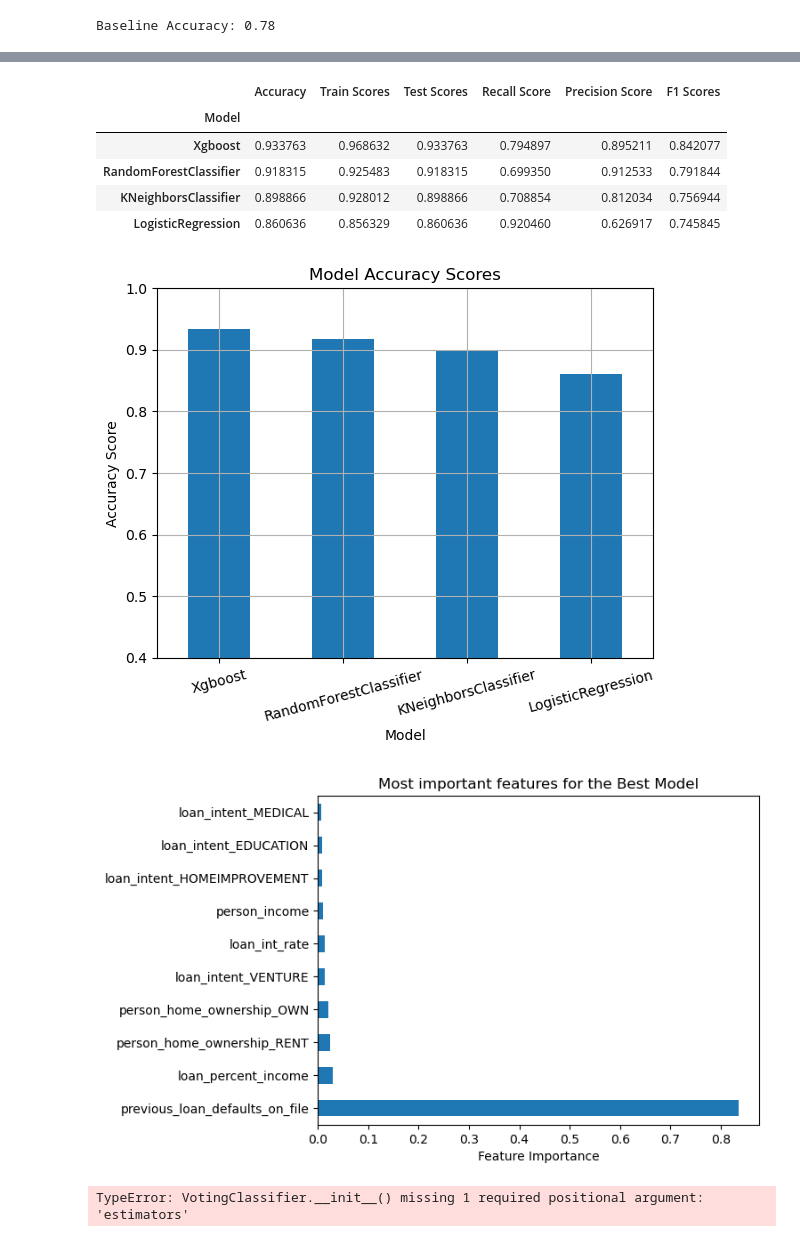
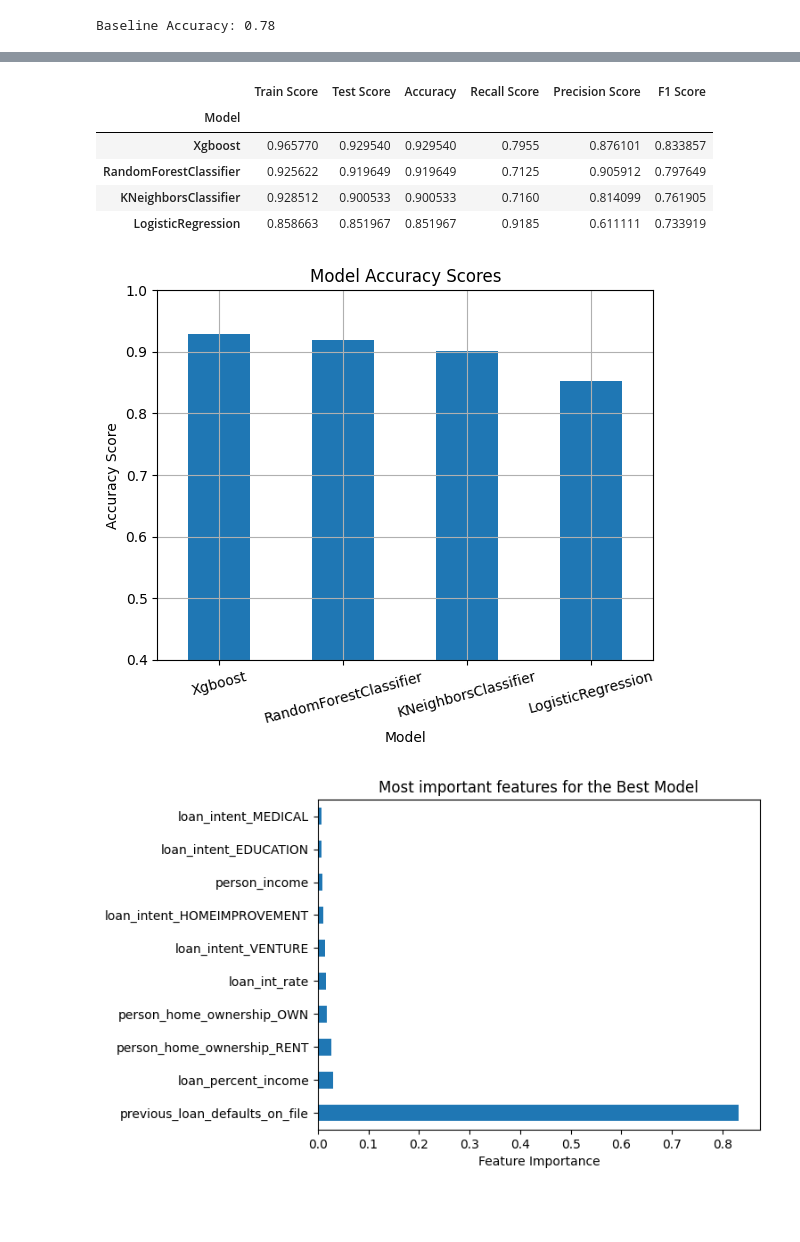
Before and after one commit to DevMohdFaiz/Loan-Default-Prediction, a Jupyter notebook: loan_notebook_update.ipynb, the cells around one changed output, grey strips where cells are left out. Cells and saved outputs as stored; diff of their text form; code cells hidden in the pictures; blank space fills up the shorter version.

```diff
--- a/loan_notebook_update.ipynb
+++ b/loan_notebook_update.ipynb
@@ -470,7 +462,7 @@ loan_dummies
 # %%
-X = loan_dummies.drop(['loan_status'], axis=1)
+X = loan_dummies.drop(['person_emp_exp', 'loan_status'], axis=1)
 y = loan_dummies['loan_status']
-X_train, X_test, y_train, y_test = train_test_split(X, y, test_size=.2, random_state=42)
+X_train, X_test, y_train, y_test = train_test_split(X, y, test_size=.2, random_state=42, stratify=y)
 # %%
 baseline_accuracy = loan_dummies['loan_status'].value_counts(normalize=True).max()
 print(f'Baseline Accuracy: {baseline_accuracy:.2f}')
@@ -479,5 +475,5 @@ Baseline Accuracy: 0.78
 # %%
-logreg = LogisticRegression(max_iter=2000,  class_weight='balanced', )
+logreg = LogisticRegression(max_iter=2000,  class_weight='balanced')
 logreg.fit(X_train, y_train)
 y_pred = logreg.predict(X_test)
 # %%
@@ -517,10 +513,10 @@ For the point of view of a Lender, a FN is worse because they can live with wong
 # %%
 logreg = LogisticRegression(max_iter =2000, class_weight='balanced')
-clf = RandomForestClassifier(max_depth = 8)
+rf_clf = RandomForestClassifier(max_depth = 8)
 knn = KNeighborsClassifier()
-xgb_clf = xgb.XGBClassifier()
+xgb_clf = xgb.XGBClassifier(use_label_encoder=False, eval_metric='logloss')
 model_accuracies, train_scores, test_scores, precision_scores, recall_scores, f1_scores = [], [], [], [], [], []
-models = [logreg, clf,  knn, xgb_clf]
+models = [logreg, rf_clf,  knn, xgb_clf]
 model_names = ['LogisticRegression', 'RandomForestClassifier', 'KNeighborsClassifier', 'Xgboost']
 
 for model, model_name in zip(models, model_names):
@@ -544,15 +540,16 @@ for model, model_name in zip(models, model_names):
 # %%
-model_scores_df = pd.DataFrame({'Model': model_names, 'Accuracy': model_accuracies, 'Train Scores': train_scores, 'Test Scores': test_scores, \
-                                'Recall Score': recall_scores, 'Precision Score': precision_scores, 'F1 Scores': f1_scores}).set_index('Model').sort_values('Accuracy', ascending=False)
+model_scores_df = pd.DataFrame({'Model': model_names, 'Train Score': train_scores, 'Test Score': test_scores, 'Accuracy': model_accuracies,\
+                                'Recall Score': recall_scores , 'Precision Score': precision_scores, 'F1 Score': f1_scores})\
+                                .set_index('Model').sort_values('Accuracy', ascending=False)
 # [(i, j) for (i,j) in zip(model_names, model_accuracies)]
 model_scores_df
 # %% [output]
-|  | Accuracy | Train Scores | Test Scores | Recall Score | Precision Score | F1 Scores |
+|  | Train Score | Test Score | Accuracy | Recall Score | Precision Score | F1 Score |
 | Model |  |  |  |  |  |  |
-| Xgboost | 0.933763 | 0.968632 | 0.933763 | 0.794897 | 0.895211 | 0.842077 |
-| RandomForestClassifier | 0.918315 | 0.925483 | 0.918315 | 0.699350 | 0.912533 | 0.791844 |
-| KNeighborsClassifier | 0.898866 | 0.928012 | 0.898866 | 0.708854 | 0.812034 | 0.756944 |
-| LogisticRegression | 0.860636 | 0.856329 | 0.860636 | 0.920460 | 0.626917 | 0.745845 |
+| Xgboost | 0.965770 | 0.929540 | 0.929540 | 0.7955 | 0.876101 | 0.833857 |
+| RandomForestClassifier | 0.925622 | 0.919649 | 0.919649 | 0.7125 | 0.905912 | 0.797649 |
+| KNeighborsClassifier | 0.928512 | 0.900533 | 0.900533 | 0.7160 | 0.814099 | 0.761905 |
+| LogisticRegression | 0.858663 | 0.851967 | 0.851967 | 0.9185 | 0.611111 | 0.733919 |
 # %%
 model_scores_df['Accuracy'].plot(kind='bar')
 plt.ylabel('Accuracy Score')
@@ -561,7 +558,7 @@ plt.ylim((.4, 1))
 plt.title('Model Accuracy Scores')
 plt.grid();
 # %% [output]
-[figure, old version]
+[figure, new version]
 # %%
 best_model = xgb_clf
 best_model.feature_importances_
@@ -571,40 +568,22 @@ plt.title('Most important features for the Best Model')
 plt.xlabel('Feature Importance');
 # plt.ylabel('Features');
 # %% [output]
-[figure, old version]
+[figure, new version]
 # %%
-# param_grid = {
-#     'n_estimators': [100, 200],
-#     'max_depth': [3, 5, 7],
-#     'learning_rate': [0.01, 0.1, 0.2],
-#     'subsample': [0.7, 0.8, 1.0],
-#     'colsample_bytree': [0.7, 0.8, 1.0],
-#     'gamma': [0, 1, 5],
-#     'reg_lambda': [1, 5, 10],      # L2 regularization
-#     'reg_alpha': [0, 1, 5]
-# }
-
-# grid = RandomizedSearchCV(best_model, params=param_grid, scoring='f1', cv=5, verbose=1, n_jobs=-1)
-
 from sklearn.model_selection import RandomizedSearchCV
-from xgboost import XGBClassifier
-from scipy.stats import randint, uniform
 
 param_dist = {
-    'n_estimators': randint(100, 300),
-    'max_depth': randint(3, 10),
-    'learning_rate': uniform(0.01, 0.3),
-    'subsample': uniform(0.6, 0.4),
-    'colsample_bytree': uniform(0.6, 0.4),
-    'gamma': randint(0, 5),
-    'reg_lambda': uniform(0, 5),
-    'reg_alpha': uniform(0, 5),
+    'n_estimators': [100, 300],
+    'max_depth': [3, 10],
+    'learning_rate': [0.01, 0.3],
+    'subsample': [0.6, 0.4],
+    'colsample_bytree': [.6, 0.4],
+    'gamma': [0, 5],
+    'reg_lambda': [0, 5],
+    'reg_alpha': [0, 5],
 }
 
-xgb = XGBClassifier(use_label_encoder=False, eval_metric='logloss')
+# xgb = XGBClassifier(use_label_encoder=False, eval_metric='logloss')
 
-search = RandomizedSearchCV(best_model, param_distributions=param_dist, n_iter=50, scoring='f1', cv=5, verbose=1, n_jobs=-1, random_state=42
-)
+rand_search = RandomizedSearchCV(best_model, param_distributions=param_dist, n_iter=50, scoring='f1', cv=5, verbose=1, n_jobs=-1, random_state=42)
-# %% [output]
-TypeError: VotingClassifier.__init__() missing 1 required positional argument: 'estimators'
 # %%
```
Also changed, not shown: parts of 72 cells of this notebook.
